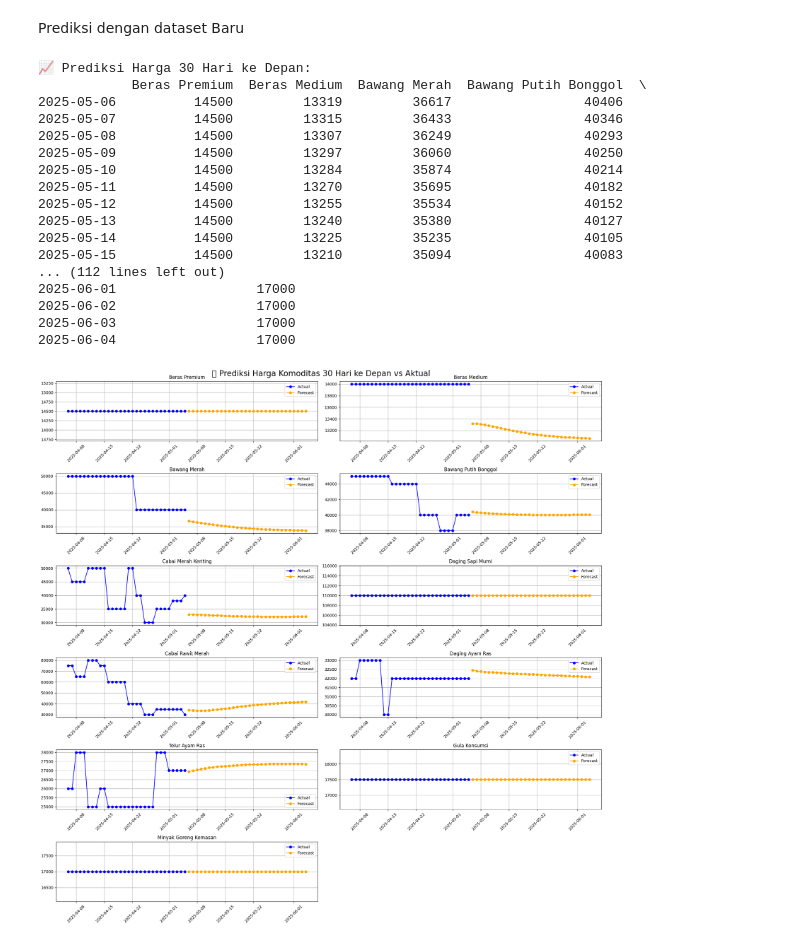
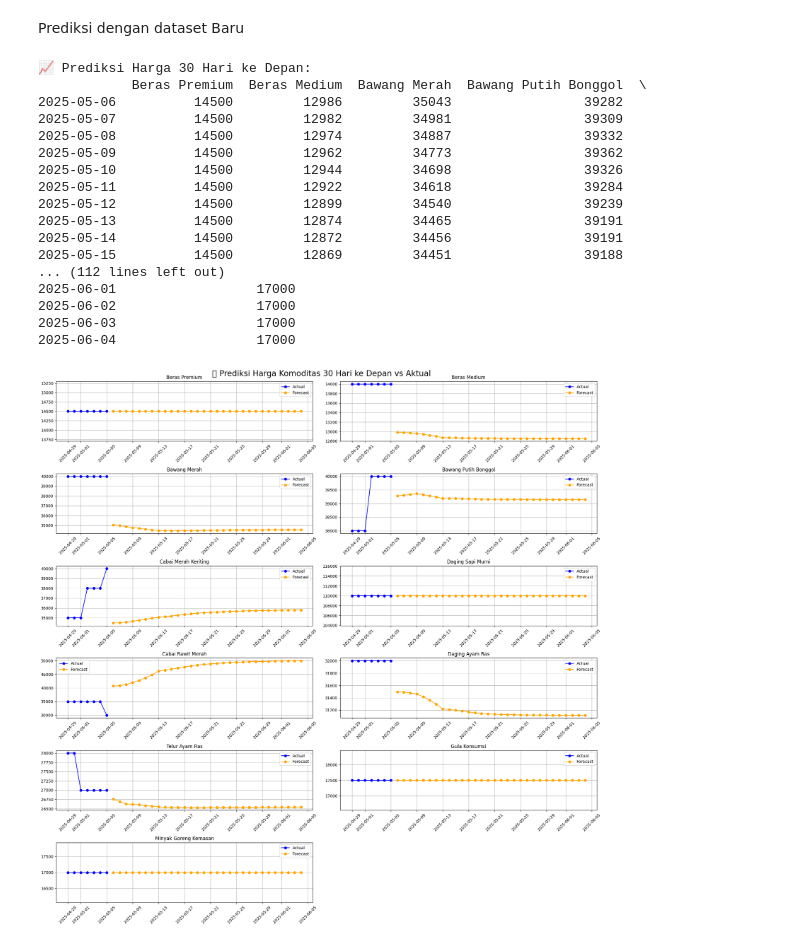
Before and after one commit to SinRyuRifal/prediksibapokting, a Jupyter notebook: LSTM_bapok_crossval.ipynb, the cells around one changed output. Drawn from its saved outputs; the diff is of its cells as text; code cells hidden in the pictures.

```diff
--- a/LSTM_bapok_crossval.ipynb
+++ b/LSTM_bapok_crossval.ipynb
@@ -270,7 +270,7 @@ import numpy as np
 import pandas as pd
 from sklearn.model_selection import TimeSeriesSplit
 from sklearn.metrics import mean_absolute_error, mean_squared_error, r2_score
-from tensorflow.keras import layers, models
+from tensorflow.keras import layers, models, Input
 from tensorflow.keras.callbacks import EarlyStopping, ReduceLROnPlateau
 import tensorflow as tf
 from sklearn.preprocessing import MinMaxScaler
@@ -287,11 +287,11 @@ def create_sequence(data, window_size):
         y.append(data[i])
     return np.array(X), np.array(y)
 
-window_size = 30
+window_size = 7
 X, y = create_sequence(bapok_scaled_df.values, window_size)
 
 # === STEP 3: Time Series Cross-Validation ===
-n_splits = 5
+n_splits = 4
 tscv = TimeSeriesSplit(n_splits=n_splits)
 
 # Menyimpan metrik evaluasi untuk setiap fold
@@ -308,8 +308,7 @@ for fold, (train_idx, test_idx) in enumerate(tscv.split(X)):
     y_train, y_test = y[train_idx], y[test_idx]
 
     model = models.Sequential([
-        layers.LSTM(50, return_sequences=True, input_shape=(X_train.shape[1], X_train.shape[2])),
-        layers.Dropout(0.3),
+        Input(shape=(X_train.shape[1], X_train.shape[2])),
         layers.LSTM(50, return_sequences=True),
         layers.Dropout(0.3),
         layers.LSTM(50),
@@ -321,14 +320,14 @@ for fold, (train_idx, test_idx) in enumerate(tscv.split(X)):
 
     # Callbacks untuk early stopping dan reduce learning rate
     callbacks = [
-        EarlyStopping(patience=25, restore_best_weights=True),
+        EarlyStopping(patience=3, restore_best_weights=True),
         ReduceLROnPlateau(patience=3, factor=0.5)
     ]
 
     # Training model
     history = model.fit(
         X_train, y_train,
-        epochs=100,
+        epochs=15,
         batch_size=32,
         validation_split=0.1,
         callbacks=callbacks,
@@ -779,7 +655,7 @@ scaler = MinMaxScaler()
 scaled_data = scaler.fit_transform(data)
 
 # Tentukan sequence length dan ambil sequence terakhir dari data yang ada
-sequence_length = 30
+sequence_length = 7
 last_sequence = scaled_data[-sequence_length:]  # shape (60, n_features)
 input_sequence = last_sequence[np.newaxis, :, :]  # shape (1, 60, n_features)
 
@@ -815,41 +691,41 @@ forecast_df = pd.DataFrame(predictions, columns=selected_columns, index=future_d
 print("📈 Prediksi Harga 30 Hari ke Depan:")
 print(forecast_df)
 
 # Visualisasi
 plt.figure(figsize=(20, 20))
 for i, col in enumerate(selected_columns):
     plt.subplot(6, 2, i + 1)
 
     # Plot harga aktual (periode terakhir data)
     plt.plot(df.index[-sequence_length:], df[col][-sequence_length:], marker='o', linestyle='-', color='blue', label='Actual')
 
     # Plot harga prediksi
     plt.plot(forecast_df.index, forecast_df[col], marker='o', linestyle='-', color='orange', label='Forecast')
 
     plt.title(f"{col}")
     plt.xticks(rotation=45)
     plt.grid(True)
     plt.legend()
 
 plt.suptitle("📊 Prediksi Harga Komoditas 30 Hari ke Depan vs Aktual", fontsize=20)
 plt.tight_layout()
 plt.show()
 # %% [output]
 📈 Prediksi Harga 30 Hari ke Depan:
             Beras Premium  Beras Medium  Bawang Merah  Bawang Putih Bonggol  \
-2025-05-06          14500         13319         36617                 40406
-2025-05-07          14500         13315         36433                 40346
-2025-05-08          14500         13307         36249                 40293
-2025-05-09          14500         13297         36060                 40250
-2025-05-10          14500         13284         35874                 40214
-2025-05-11          14500         13270         35695                 40182
-2025-05-12          14500         13255         35534                 40152
-2025-05-13          14500         13240         35380                 40127
-2025-05-14          14500         13225         35235                 40105
-2025-05-15          14500         13210         35094                 40083
+2025-05-06          14500         12986         35043                 39282
+2025-05-07          14500         12982         34981                 39309
+2025-05-08          14500         12974         34887                 39332
+2025-05-09          14500         12962         34773                 39362
+2025-05-10          14500         12944         34698                 39326
+2025-05-11          14500         12922         34618                 39284
+2025-05-12          14500         12899         34540                 39239
+2025-05-13          14500         12874         34465                 39191
+2025-05-14          14500         12872         34456                 39191
+2025-05-15          14500         12869         34451                 39188
 ... (112 lines left out)
 2025-06-01                  17000
 2025-06-02                  17000
 2025-06-03                  17000
 2025-06-04                  17000
-[figure, old version]
+[figure, new version]
```
Also changed, not shown: parts of 8 cells of this notebook.
